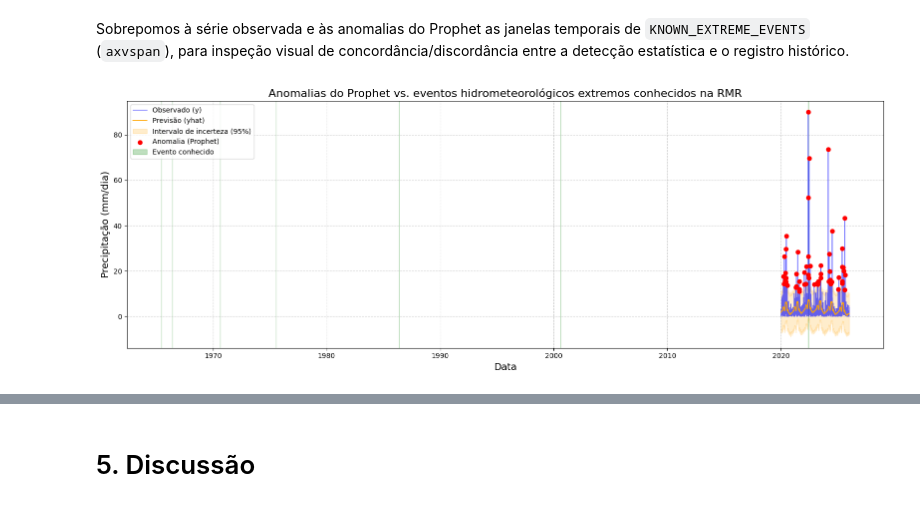
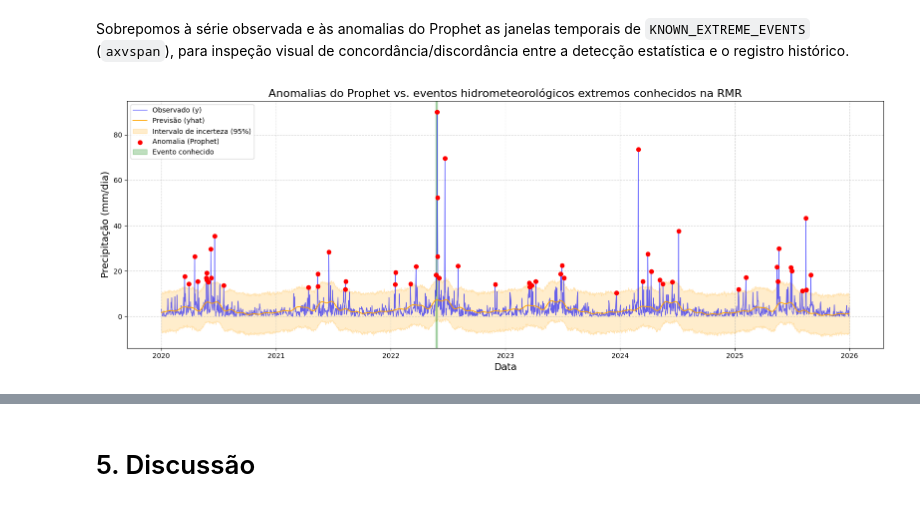
Before and after one commit to lfaferreira/hydrometeorological-anomalies-prophet, a Jupyter notebook: notebooks/03_validation.ipynb, the cells around one changed output, grey strips where cells are left out. Cells and saved outputs as stored; diff of their text form; code cells hidden in the pictures.

```diff
--- a/notebooks/03_validation.ipynb
+++ b/notebooks/03_validation.ipynb
@@ -107,29 +107,41 @@ Sobrepomos à série observada e às anomalias do Prophet as janelas temporais d
 # %%
 fig, ax = plt.subplots(figsize=(16, 6))
 
 ax.plot(flagged['ds'], flagged['y'], color='b', linewidth=1, alpha=0.6, label='Observado (y)')
 ax.plot(flagged['ds'], flagged['yhat'], color='orange', linewidth=1.3, label='Previsão (yhat)')
 ax.fill_between(
     flagged['ds'], flagged['yhat_lower'], flagged['yhat_upper'],
     color='orange', alpha=0.2, label='Intervalo de incerteza (95%)',
 )
 
 pontos_anomalos = flagged[flagged['is_anomaly']]
 ax.scatter(pontos_anomalos['ds'], pontos_anomalos['y'], color='red', s=35, zorder=5, label='Anomalia (Prophet)')
 
-for i, event in enumerate(KNOWN_EXTREME_EVENTS):
+# Restringimos os `axvspan` deste gráfico aos eventos que se sobrepõem à janela
+# temporal real da série (2020-2025). Os 6 eventos de 1965-2000 ficam décadas
+# fora do eixo x; se desenhados aqui, forçariam o matplotlib a re-escalar o eixo
+# para cobri-los, comprimindo toda a série 2020-2025 (onde estão as anomalias e
+# os únicos eventos avaliáveis) numa fração ilegível do gráfico. Nenhum evento é
+# descartado da análise quantitativa da Seção 2 — a restrição vale só para este plot.
+serie_inicio, serie_fim = flagged['ds'].min(), flagged['ds'].max()
+eventos_no_periodo = [
+    event for event in KNOWN_EXTREME_EVENTS
+    if pd.Timestamp(event['end_date']) >= serie_inicio and pd.Timestamp(event['start_date']) <= serie_fim
+]
+
+for i, event in enumerate(eventos_no_periodo):
     ax.axvspan(
         pd.Timestamp(event['start_date']), pd.Timestamp(event['end_date']),
         color='green', alpha=0.25,
         label='Evento conhecido' if i == 0 else None,
     )
 
 ax.set_title('Anomalias do Prophet vs. eventos hidrometeorológicos extremos conhecidos na RMR', fontsize=16)
 ax.set_xlabel('Data', fontsize=14)
 ax.set_ylabel('Precipitação (mm/dia)', fontsize=14)
 ax.grid(True, linestyle='--', alpha=0.6)
 ax.legend(loc='upper left')
 plt.tight_layout()
 plt.show()
 # %% [output]
-[figure, old version]
+[figure, new version]
```
Also changed, not shown: parts of 11 cells of this notebook.
